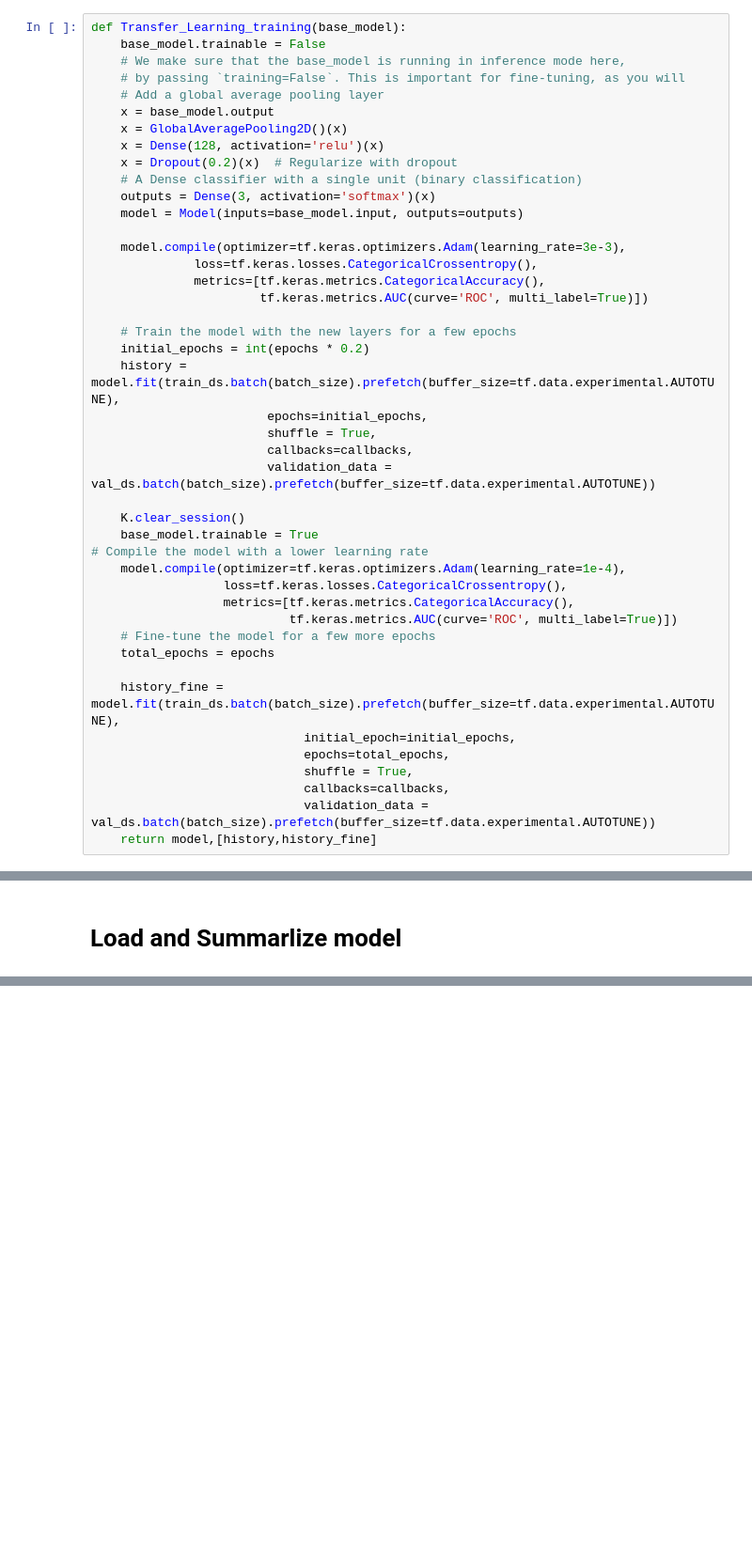
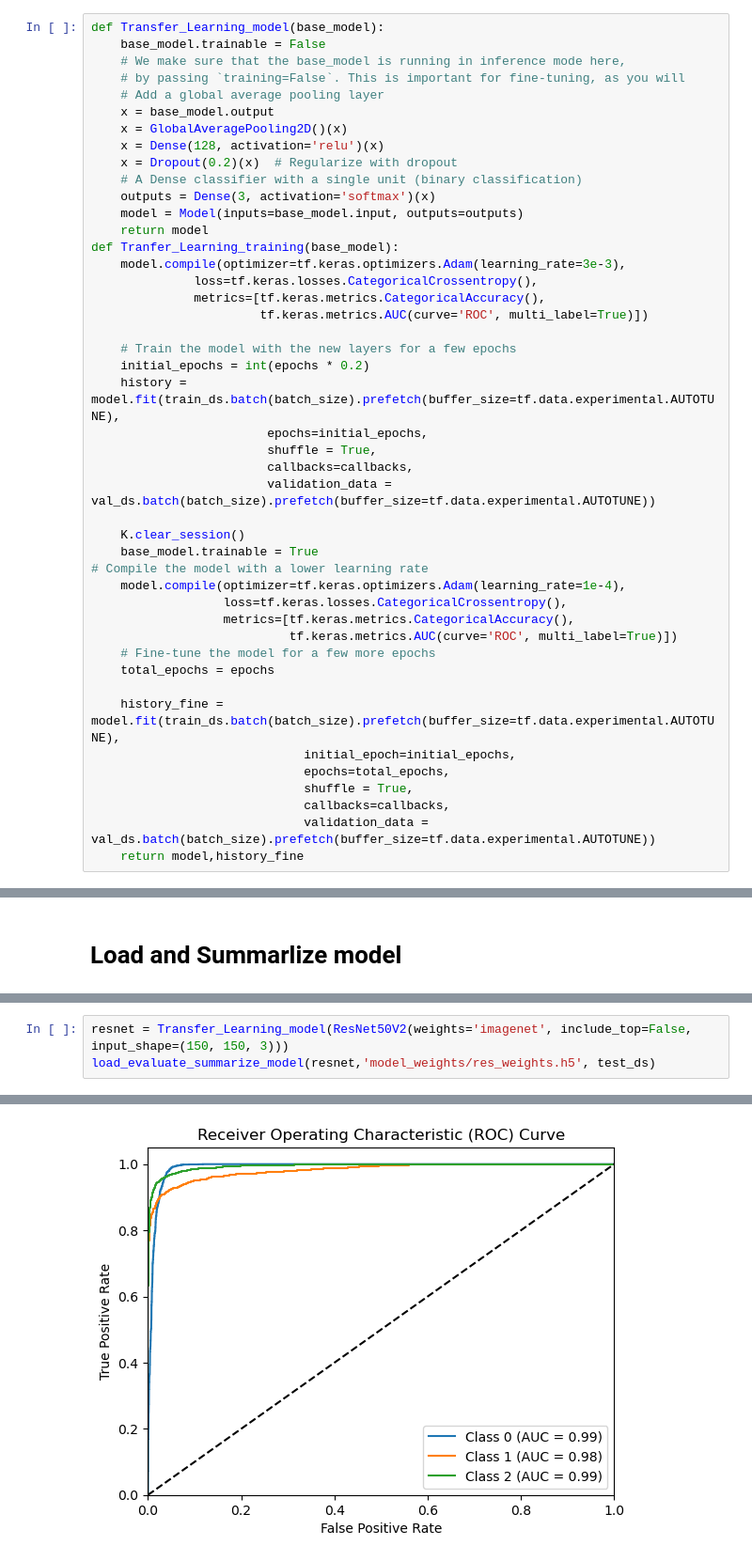
Before and after one commit to wan19990901/gsoc_DeepLensing, a Jupyter notebook: commontask1.ipynb, the cells around one changed output, grey strips where cells are left out. Shown at 94% size. Cells and saved outputs as stored; diff of their text form; blank space fills up the shorter version.

```diff
--- a/commontask1.ipynb
+++ b/commontask1.ipynb
@@ -301,7 +274,7 @@ with open('history_cnn.pkl', 'wb') as file:
 # %% [markdown]
 # More complex model(transfer learning)
 # %%
-def Transfer_Learning_training(base_model):
+def Transfer_Learning_model(base_model):
     base_model.trainable = False
     # We make sure that the base_model is running in inference mode here,
     # by passing `training=False`. This is important for fine-tuning, as you will
@@ -313,7 +286,8 @@ def Transfer_Learning_training(base_model):
     # A Dense classifier with a single unit (binary classification)
     outputs = Dense(3, activation='softmax')(x)
     model = Model(inputs=base_model.input, outputs=outputs)
-
+    return model
+def Tranfer_Learning_training(base_model):
     model.compile(optimizer=tf.keras.optimizers.Adam(learning_rate=3e-3),
               loss=tf.keras.losses.CategoricalCrossentropy(),
               metrics=[tf.keras.metrics.CategoricalAccuracy(),
@@ -343,7 +317,7 @@ def Transfer_Learning_training(base_model):
                              shuffle = True,
                              callbacks=callbacks,
                              validation_data = val_ds.batch(batch_size).prefetch(buffer_size=tf.data.experimental.AUTOTUNE))
-    return model,[history,history_fine]
+    return model,history_fine
 # %% [markdown]
 ## 1st Model (Fine Tuned Xception)
 # %%
@@ -577,0 +413,4 @@ RoC-Auc OVR: 0.7975303733333332
+# %%
+resnet = Transfer_Learning_model(ResNet50V2(weights='imagenet', include_top=False, input_shape=(150, 150, 3)))
+load_evaluate_summarize_model(resnet,'model_weights/res_weights.h5', test_ds)
+# %% [output]
@@ -577,0 +421 @@ RoC-Auc OVR: 0.7975303733333332
+[figure, added]
```
Also changed, not shown: parts of 32 cells of this notebook, 4 other files.
